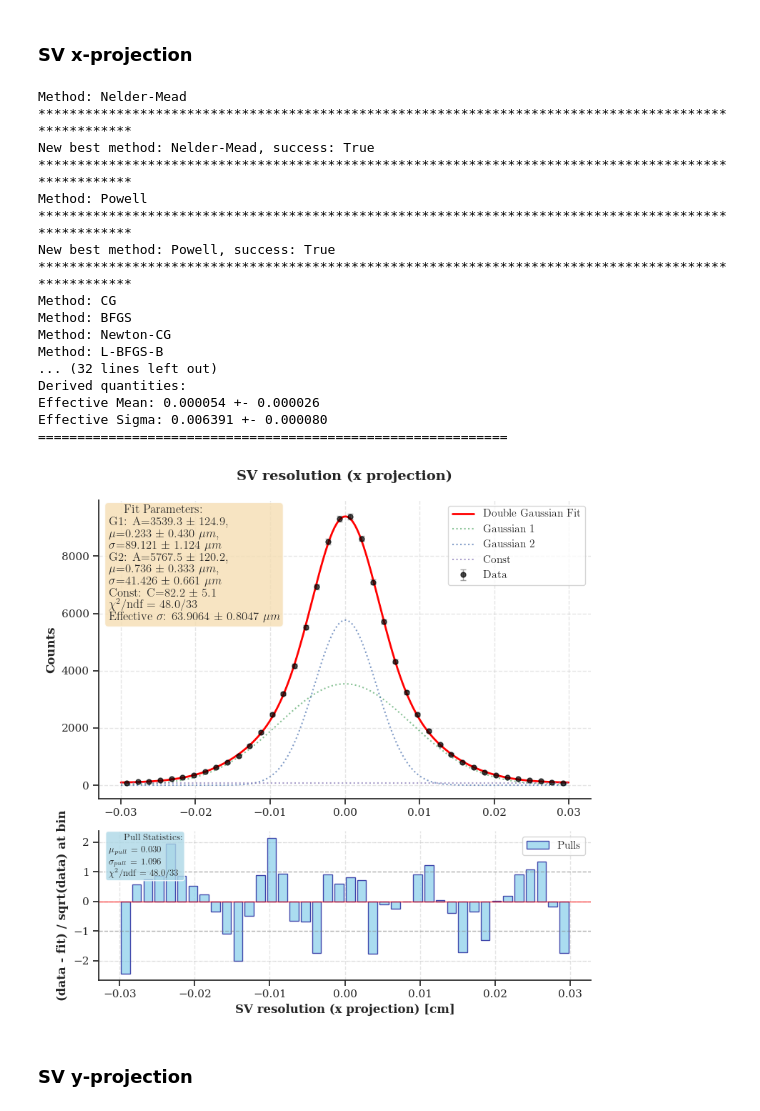
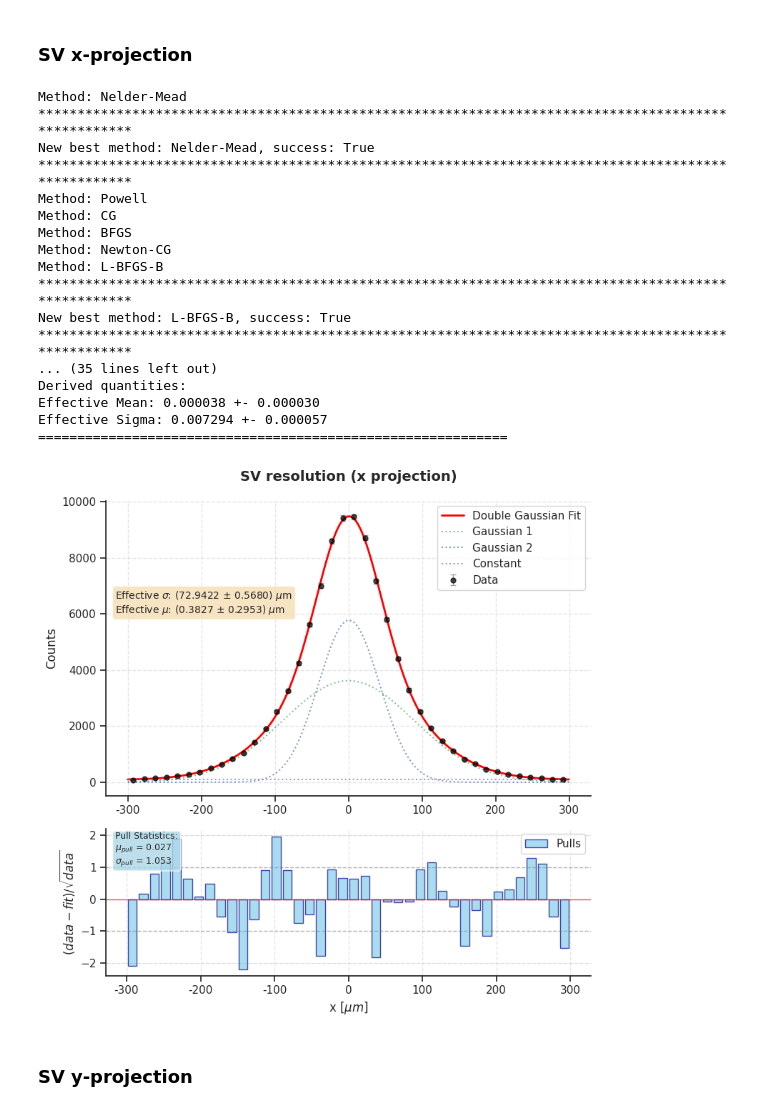
Before and after one commit to ArtSmirnovCH/SPD-Lc-pKpi-27, a Jupyter notebook: analysis_notebooks/supporting analysis/fits.ipynb, the cells around one changed output. Saved outputs shown, nothing was run; the diff lists cells and outputs as text; code cells hidden in the pictures.

```diff
--- a/analysis_notebooks/supporting analysis/fits.ipynb
+++ b/analysis_notebooks/supporting analysis/fits.ipynb
@@ -165,3 +69,8 @@ del proc_df_copy
+# %%
+with open("/home/ome123/Рабочий стол/SPD/SPD_Lc_pKpi_27/Data/preselection_mask_train_pickle.pkl", "rb") as f:
+    preselection_mask = pickle.load(f)
+
+proc_df = raw_df.query(preselection_mask).reset_index(drop=True)
 # %% [markdown]
 # PV FIT
 # %%
@@ -451,9 +387,13 @@ Effective Sigma: 0.004777 +- 0.000058
 ### SV x-projection
 # %%
 distr_name = 'Lc_diff_x'
-
 distr = proc_df.loc[proc_df['tag'] == 'Sig', distr_name]
 distr_sel = distr[abs(distr) < 0.03].copy()
+
+counts, bin_centers, bin_edges, errors = get_distribution(
+    distr=distr_sel,
+    n_bins=40
+)
 
 methods = ['Nelder-Mead', 'Powell', 'CG', 'BFGS', 'Newton-CG', 'L-BFGS-B',
            'TNC', 'COBYLA', 'COBYQA', 'SLSQP', 'trust-constr', 'dogleg',
@@ -472,13 +412,15 @@ for method in methods:
 
     with redirect_stdout(io.StringIO()), redirect_stderr(io.StringIO()):
         try:
-            fit_res = fit_distr_double_gauss(
-                distr=distr_sel,
+            fit_res = fit_distr_double_gauss_and_const(
+                bin_centers=bin_centers,
+                bin_edges=bin_edges,
+                counts=counts,
+                errors=errors,
                 title=distr_name,
-                x_label=distr_name + ' [cm]',
+                x_label=distr_name + ' [$\\mu m$]',
                 optimize_method=method,
                 plot=False,
-                bins=40,
                 max_iter=1000,
                 scaler=1e4,
                 unit_name='$\\mu m$'
@@ -498,44 +440,46 @@ for method in methods:
 
 print('*' * 80)
 print('*' * 80)
 print('*' * 80)
 print(f'{best_method=}')
 
 if best_method is None:
     raise ValueError('No successful fit')
 
-result = fit_distr_double_gauss(
-    distr=distr_sel,
+result = fit_distr_double_gauss_and_const(
+    bin_centers=bin_centers,
+    bin_edges=bin_edges,
+    counts=counts,
+    errors=errors,
     title='SV resolution (x projection)',
-    x_label='SV resolution (x projection) [cm]',
+    x_label='x [$\\mu m$]',
     optimize_method=best_method,
     plot=True,
-    bins=40,
     max_iter=1000,
     scaler=1e4,
     unit_name='$\\mu m$'
 )
 
 plt.savefig(f'/home/ome123/Рабочий стол/SPD/SPD_Lc_pKpi_27/plots/{distr_name}.pdf', bbox_inches='tight')
 # %% [output]
 Method: Nelder-Mead
 ****************************************************************************************************
 New best method: Nelder-Mead, success: True
 ****************************************************************************************************
 Method: Powell
-****************************************************************************************************
-New best method: Powell, success: True
-****************************************************************************************************
 Method: CG
 Method: BFGS
 Method: Newton-CG
 Method: L-BFGS-B
-... (32 lines left out)
+****************************************************************************************************
+New best method: L-BFGS-B, success: True
+****************************************************************************************************
+... (35 lines left out)
 Derived quantities:
-Effective Mean: 0.000054 +- 0.000026
-Effective Sigma: 0.006391 +- 0.000080
+Effective Mean: 0.000038 +- 0.000030
+Effective Sigma: 0.007294 +- 0.000057
 ============================================================
-[figure, old version]
+[figure, new version]
 # %% [markdown]
 ### SV y-projection
 # %%
```
Also changed, not shown: parts of 20 cells of this notebook, 36 other files.
